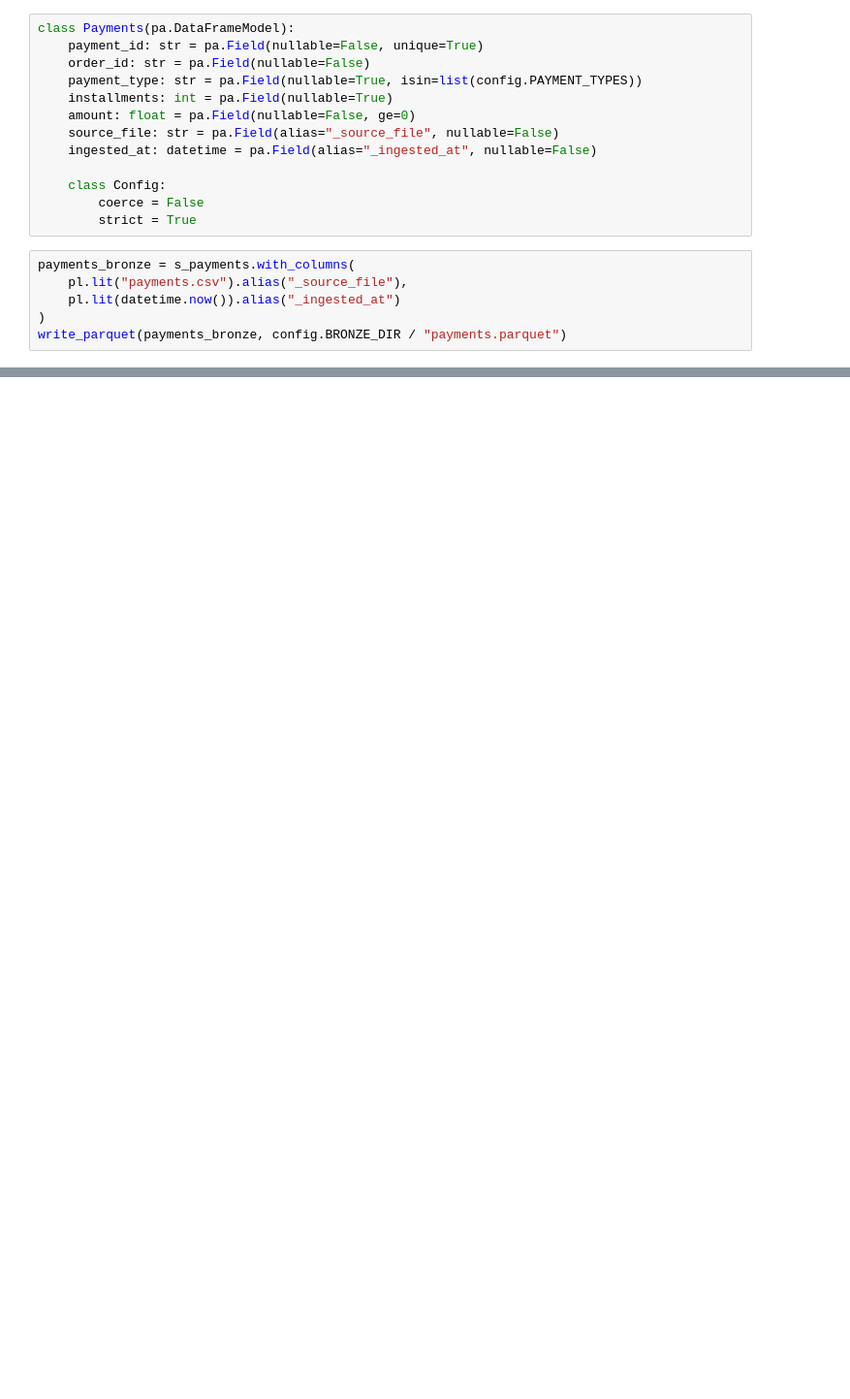
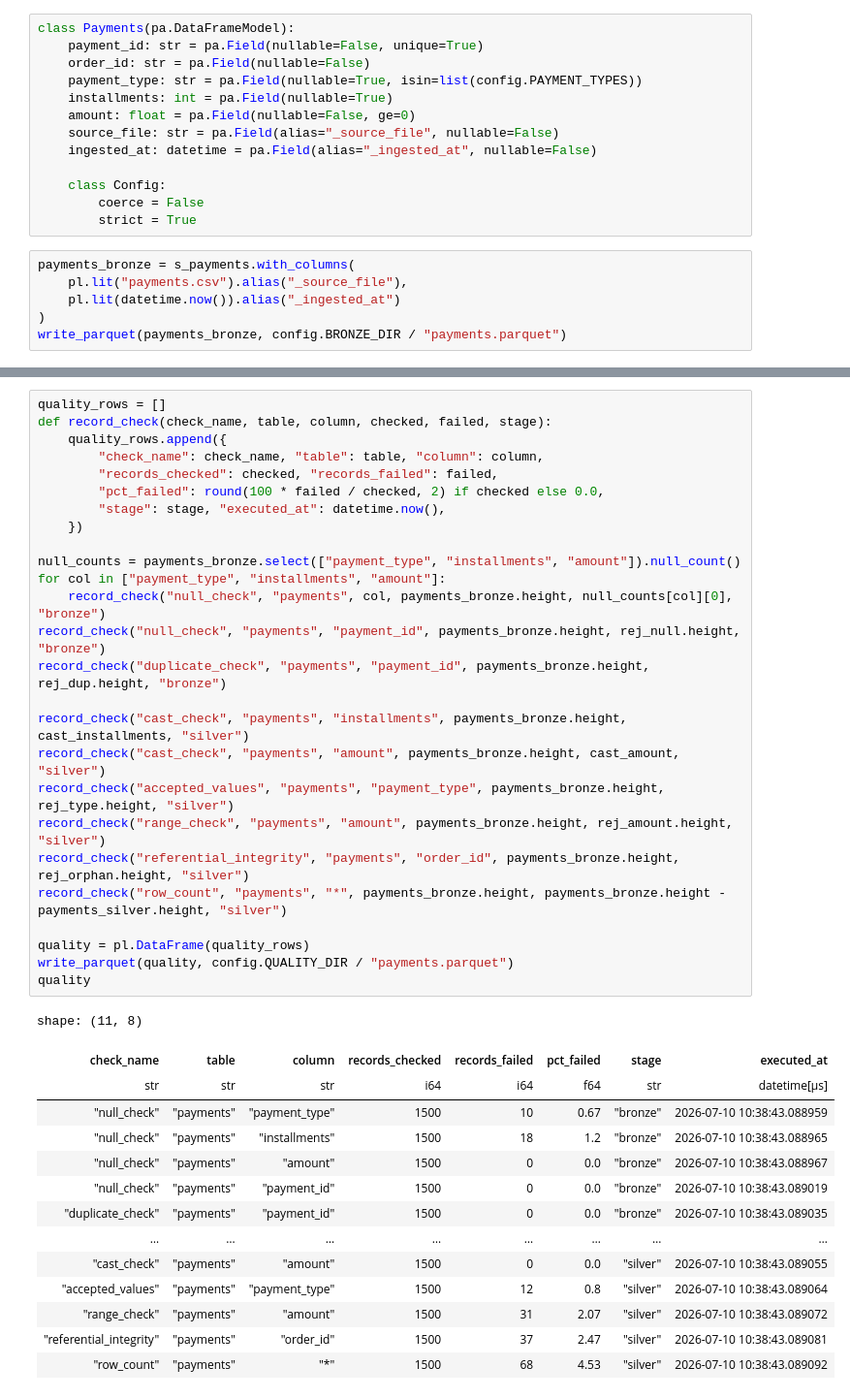
Before and after one commit to Almor21/ecommerce_etl, a Jupyter notebook: notebook.ipynb, the cells around one changed output, grey strips where cells are left out. Shown at 97% size. Saved outputs shown, nothing was run; the diff lists cells and outputs as text; blank space fills up the shorter version.

Commit message:
feat: add PaymentsSilver schema and implement cleaning and processing functions for payments

```diff
--- a/notebook.ipynb
+++ b/notebook.ipynb
@@ -509,0 +560,41 @@ print(norm.value_counts(sort=True))
+# %%
+quality_rows = []
+def record_check(check_name, table, column, checked, failed, stage):
+    quality_rows.append({
+        "check_name": check_name, "table": table, "column": column,
+        "records_checked": checked, "records_failed": failed,
+        "pct_failed": round(100 * failed / checked, 2) if checked else 0.0,
+        "stage": stage, "executed_at": datetime.now(),
+    })
+
+null_counts = payments_bronze.select(["payment_type", "installments", "amount"]).null_count()
+for col in ["payment_type", "installments", "amount"]:
+    record_check("null_check", "payments", col, payments_bronze.height, null_counts[col][0], "bronze")
+record_check("null_check", "payments", "payment_id", payments_bronze.height, rej_null.height, "bronze")
+record_check("duplicate_check", "payments", "payment_id", payments_bronze.height, rej_dup.height, "bronze")
+
+record_check("cast_check", "payments", "installments", payments_bronze.height, cast_installments, "silver")
+record_check("cast_check", "payments", "amount", payments_bronze.height, cast_amount, "silver")
+record_check("accepted_values", "payments", "payment_type", payments_bronze.height, rej_type.height, "silver")
+record_check("range_check", "payments", "amount", payments_bronze.height, rej_amount.height, "silver")
+record_check("referential_integrity", "payments", "order_id", payments_bronze.height, rej_orphan.height, "silver")
+record_check("row_count", "payments", "*", payments_bronze.height, payments_bronze.height - payments_silver.height, "silver")
+
+quality = pl.DataFrame(quality_rows)
+write_parquet(quality, config.QUALITY_DIR / "payments.parquet")
+quality
+# %% [output]
+shape: (11, 8)
+| check_name | table | column | records_checked | records_failed | pct_failed | stage | executed_at |
+| str | str | str | i64 | i64 | f64 | str | datetime[μs] |
+| "null_check" | "payments" | "payment_type" | 1500 | 10 | 0.67 | "bronze" | 2026-07-10 10:38:43.088959 |
+| "null_check" | "payments" | "installments" | 1500 | 18 | 1.2 | "bronze" | 2026-07-10 10:38:43.088965 |
+| "null_check" | "payments" | "amount" | 1500 | 0 | 0.0 | "bronze" | 2026-07-10 10:38:43.088967 |
+| "null_check" | "payments" | "payment_id" | 1500 | 0 | 0.0 | "bronze" | 2026-07-10 10:38:43.089019 |
+| "duplicate_check" | "payments" | "payment_id" | 1500 | 0 | 0.0 | "bronze" | 2026-07-10 10:38:43.089035 |
+| … | … | … | … | … | … | … | … |
+| "cast_check" | "payments" | "amount" | 1500 | 0 | 0.0 | "silver" | 2026-07-10 10:38:43.089055 |
+| "accepted_values" | "payments" | "payment_type" | 1500 | 12 | 0.8 | "silver" | 2026-07-10 10:38:43.089064 |
+| "range_check" | "payments" | "amount" | 1500 | 31 | 2.07 | "silver" | 2026-07-10 10:38:43.089072 |
+| "referential_integrity" | "payments" | "order_id" | 1500 | 37 | 2.47 | "silver" | 2026-07-10 10:38:43.089081 |
+| "row_count" | "payments" | "*" | 1500 | 68 | 4.53 | "silver" | 2026-07-10 10:38:43.089092 |
```
Also changed, not shown: parts of 8 cells of this notebook, 2 other files.
